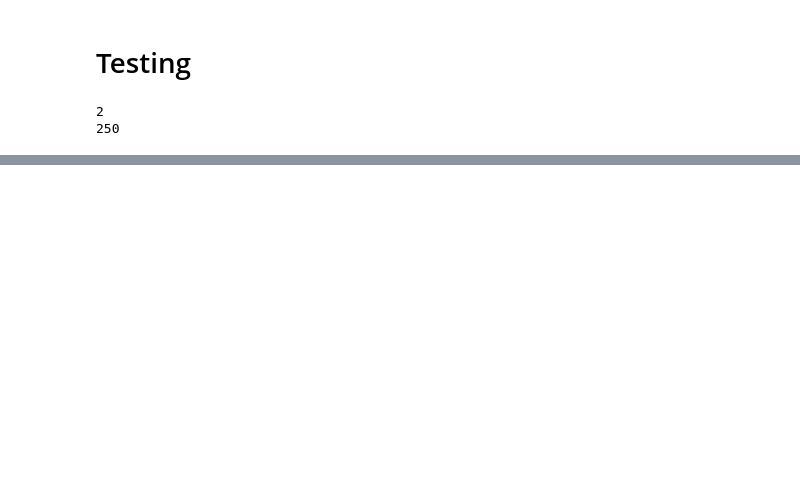
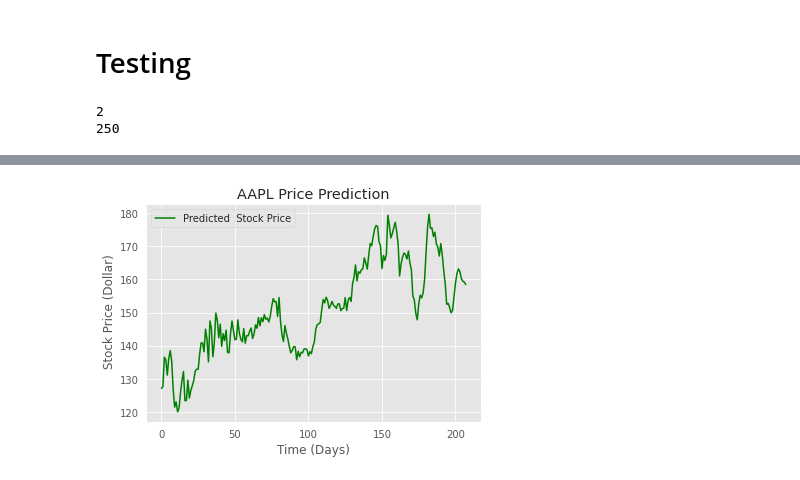
Before and after one commit to Arnajakk/BIA_Project, a Jupyter notebook: AAPL.ipynb, the cells around one changed output, grey strips where cells are left out. Cells and saved outputs as stored; diff of their text form; code cells hidden in the pictures; blank space fills up the shorter version.

```diff
--- a/AAPL.ipynb
+++ b/AAPL.ipynb
@@ -441,0 +458,21 @@ plt.show()
+# %%
+import yfinance as yahooFinance
+
+# in order to specify start date and
+# end date we need datetime package
+import datetime
+
+# startDate , as per our convenience we can modify
+startDate = datetime.datetime(2021, 1, 1)
+
+# endDate , as per our convenience we can modify
+endDate = datetime.datetime(2022, 3, 30)
+GetAppleInformation = yahooFinance.Ticker("AAPL")
+# %%
+from pandas_datareader import data as pdr
+
+import yfinance as yf
+yf.pdr_override() # <== that's all it takes :-)
+
+# download dataframe
+aapl = pdr.get_data_yahoo("AAPL", start=startDate, end=endDate)
@@ -441,0 +481,3 @@ plt.show()
+# %%
+aapl= aapl.reset_index()
+aapl
@@ -441,0 +537,18 @@ plt.show()
+# %%
+predicted  = model.predict(test_X)
+test_label = test_Y.reshape(-1,1)
+predicted = np.array(predicted[:,0]).reshape(-1,1)
+len_t = len(train_X)
+for j in range(len_t , len_t + len(test_X)):
+    temp = df3.iloc[j,3]
+    test_label[j - len_t] = test_label[j - len_t] * temp + temp
+    predicted[j - len_t] = predicted[j - len_t] * temp + temp
+plt.plot(predicted, color = 'green', label = 'Predicted  Stock Price')
+plt.title(stock_name+' Price Prediction')
+#plt.xticks(aapl.iloc[103:,0])
+plt.xlabel('Time (Days)')
+plt.ylabel(' Stock Price (Dollar)')
+plt.legend()
+plt.show()
+# %% [output]
+[figure, added]
```
Also changed, not shown: parts of 18 cells of this notebook.
